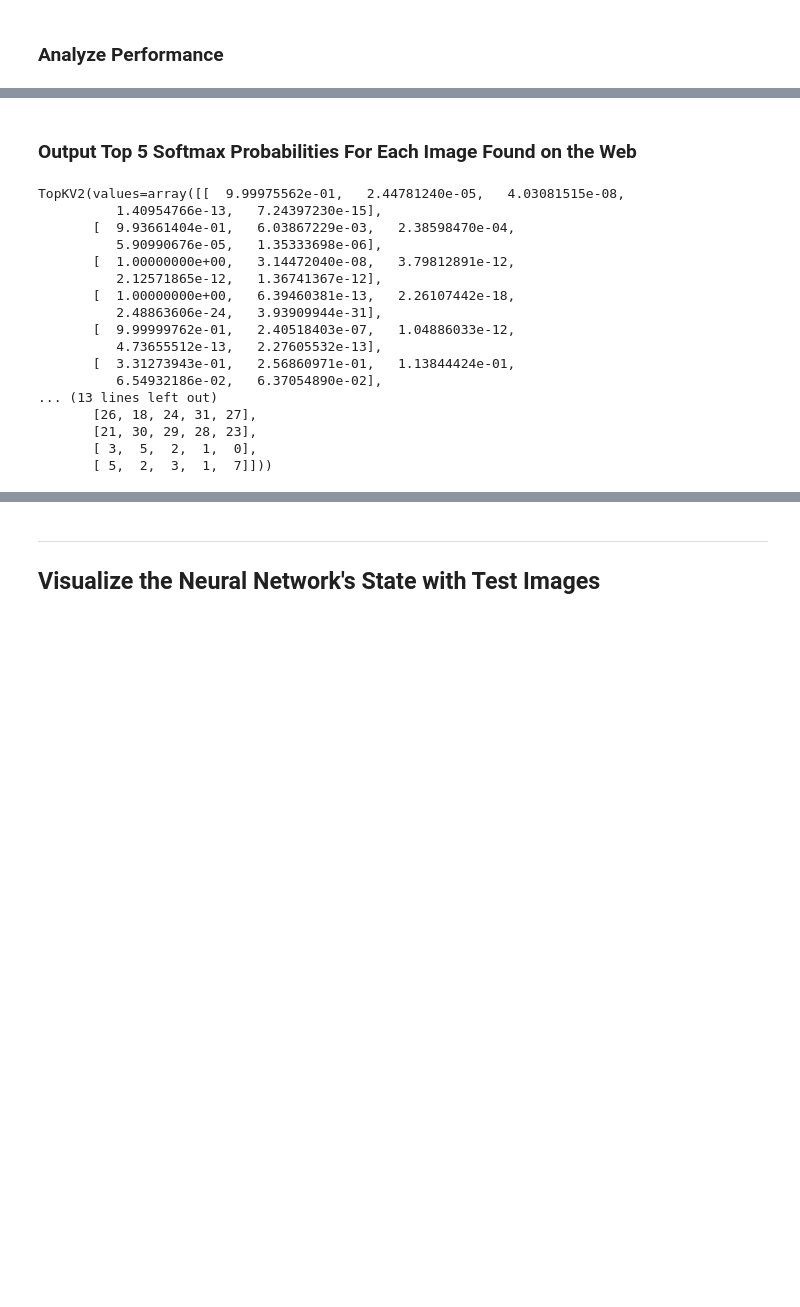
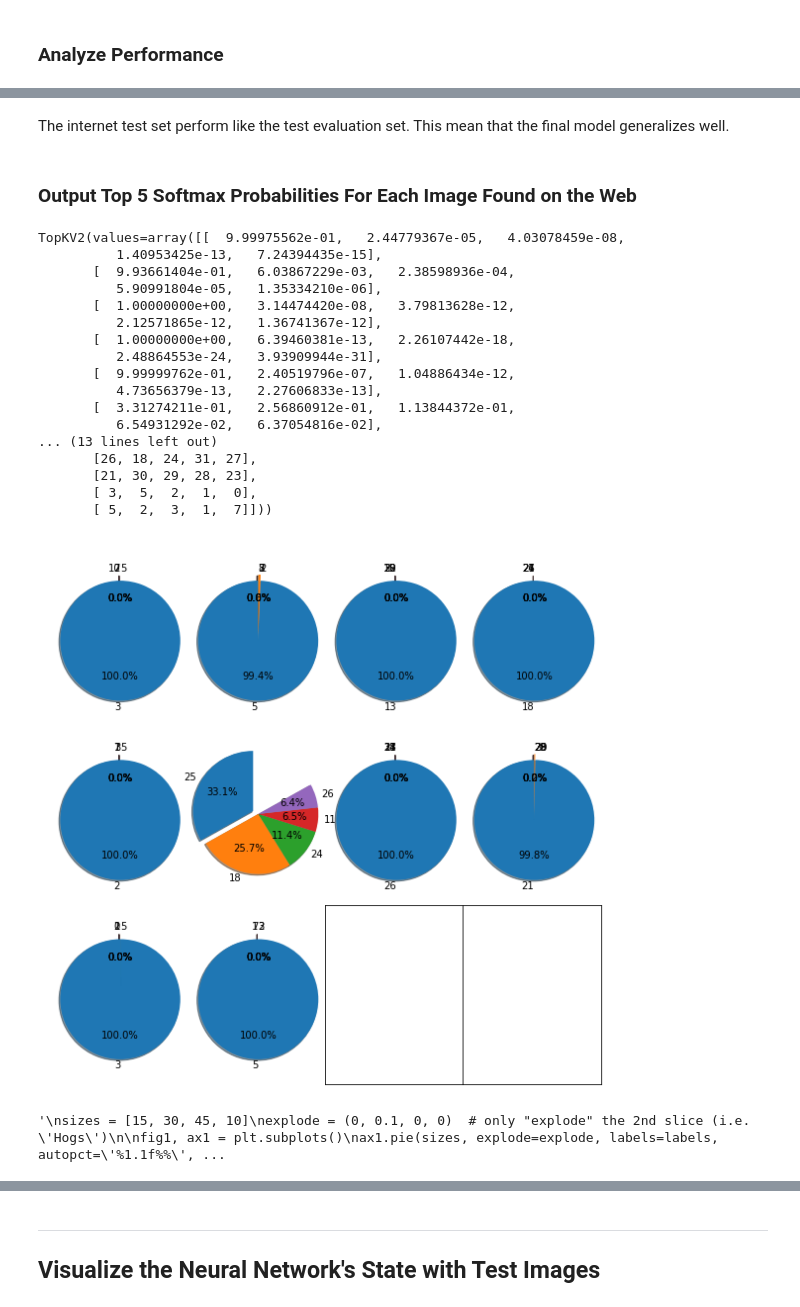
Before and after one commit to ahnguyen09/Car-ND-Projects, a Jupyter notebook: CarND-Traffic-Sign-Classifier-Project/Traffic_Sign_Classifier.ipynb, the cells around one changed output, grey strips where cells are left out. Saved outputs shown, nothing was run; the diff lists cells and outputs as text; code cells hidden in the pictures; blank space fills up the shorter version.

```diff
--- a/CarND-Traffic-Sign-Classifier-Project/Traffic_Sign_Classifier.ipynb
+++ b/CarND-Traffic-Sign-Classifier-Project/Traffic_Sign_Classifier.ipynb
@@ -1006,6 +1006,9 @@ with tf.Session() as sess:
 [figure]
 # %% [markdown]
 Children crossing was incorrectly classified. The shrinkage and blurring for children crossing was more than training data so current model could not correctly classified.
+# %%
+with tf.Session() as sess:
+    sess.run(tf.global_variables_initializer())
 # %% [markdown]
 ### Analyze Performance
 # %%
@@ -1024,26 +1027,63 @@ Test: 0.955819509752
 Test Internet: 0.899999976158
+# %% [markdown]
+The internet test set perform like the test evaluation set. This mean that the final model generalizes well.
 # %% [markdown]
 ### Output Top 5 Softmax Probabilities For Each Image Found on the Web
 # %%
 with tf.Session() as sess:
     saver.restore(sess, tf.train.latest_checkpoint('.'))
     prob = sess.run(tf.nn.softmax(logits),feed_dict={X: X_test_net_norm, p_keep_prob:1.0})
-    print(sess.run(tf.nn.top_k(prob, k=5)))
+    top5k = sess.run(tf.nn.top_k(prob, k=5))
+    print(top5k)
 # %% [output]
-TopKV2(values=array([[  9.99975562e-01,   2.44781240e-05,   4.03081515e-08,
-          1.40954766e-13,   7.24397230e-15],
-       [  9.93661404e-01,   6.03867229e-03,   2.38598470e-04,
-          5.90990676e-05,   1.35333698e-06],
-       [  1.00000000e+00,   3.14472040e-08,   3.79812891e-12,
+TopKV2(values=array([[  9.99975562e-01,   2.44779367e-05,   4.03078459e-08,
+          1.40953425e-13,   7.24394435e-15],
+       [  9.93661404e-01,   6.03867229e-03,   2.38598936e-04,
+          5.90991804e-05,   1.35334210e-06],
+       [  1.00000000e+00,   3.14474420e-08,   3.79813628e-12,
           2.12571865e-12,   1.36741367e-12],
        [  1.00000000e+00,   6.39460381e-13,   2.26107442e-18,
-          2.48863606e-24,   3.93909944e-31],
-       [  9.99999762e-01,   2.40518403e-07,   1.04886033e-12,
-          4.73655512e-13,   2.27605532e-13],
-       [  3.31273943e-01,   2.56860971e-01,   1.13844424e-01,
-          6.54932186e-02,   6.37054890e-02],
+          2.48864553e-24,   3.93909944e-31],
+       [  9.99999762e-01,   2.40519796e-07,   1.04886434e-12,
+          4.73656379e-13,   2.27606833e-13],
+       [  3.31274211e-01,   2.56860912e-01,   1.13844372e-01,
+          6.54931292e-02,   6.37054816e-02],
 ... (13 lines left out)
        [26, 18, 24, 31, 27],
        [21, 30, 29, 28, 23],
        [ 3,  5,  2,  1,  0],
        [ 5,  2,  3,  1,  7]]))
+# %%
+fig, axmx = plt.subplots(3, 4, sharex=True, sharey=True)
+fig.subplots_adjust(hspace=0,wspace=0)
+fig.set_size_inches(10,10)
+
+for i in range(len(y_test_net)):
+    y = math.floor(i/4)
+    x = i%4
+
+    sizes = top5k[0][i]
+    explode = [0.,0.,0.,0.,0.]
+    explode[np.argmax(top5k[0][i])] = 0.1
+    explode = tuple(explode)
+
+    labels = top5k[1][i]
+    axmx[y,x].pie(sizes, explode=explode, labels=labels, autopct='%1.1f%%',
+        shadow=True, startangle=90)
+    axmx[y,x].axis('equal')  # Equal aspect ratio ensures that pie is drawn as a circle.
+plt.show()
+'''
+sizes = [15, 30, 45, 10]
+explode = (0, 0.1, 0, 0)  # only "explode" the 2nd slice (i.e. 'Hogs')
+
+fig1, ax1 = plt.subplots()
+ax1.pie(sizes, explode=explode, labels=labels, autopct='%1.1f%%',
+        shadow=True, startangle=90)
+ax1.axis('equal')  # Equal aspect ratio ensures that pie is drawn as a circle.
+
+plt.show()
+
+'''
+# %% [output]
+[figure, added]
+'\nsizes = [15, 30, 45, 10]\nexplode = (0, 0.1, 0, 0)  # only "explode" the 2nd slice (i.e. \'Hogs\')\n\nfig1, ax1 = plt.subplots()\nax1.pie(sizes, explode=explode, labels=labels, autopct=\'%1.1f%%\', ...
```
Also changed, not shown: parts of 6 cells of this notebook, 1 other file.
